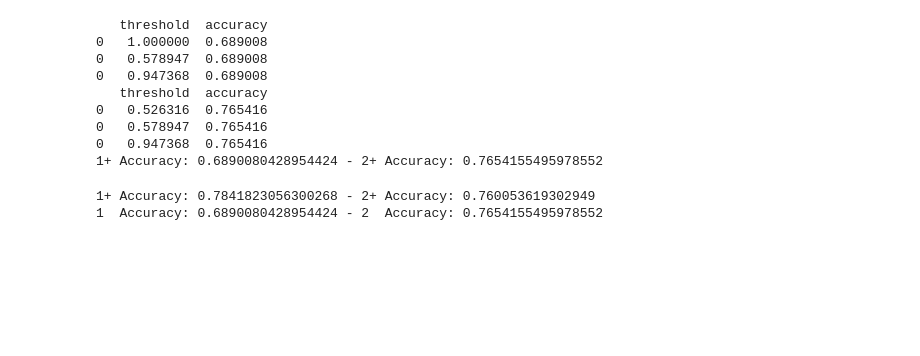
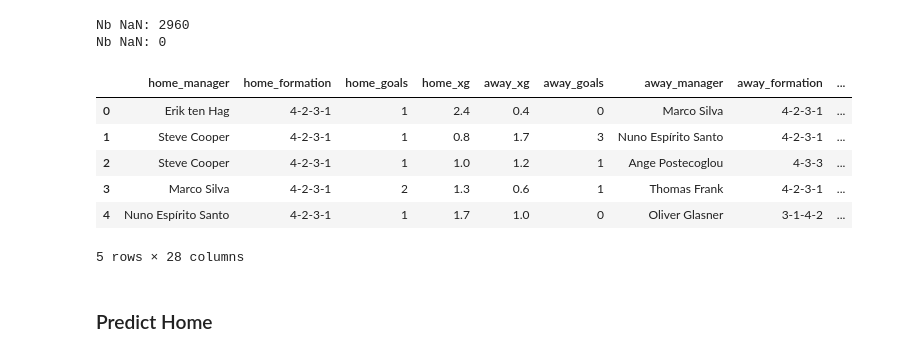
Before and after one commit to Flow791/ml_zoomcamp, a Jupyter notebook: mid_term_project/src/football_predict_model.ipynb, the cells around one changed output. Drawn from its saved outputs; the diff is of its cells as text; code cells hidden in the pictures; blank space fills up the shorter version.

```diff
--- a/mid_term_project/src/football_predict_model.ipynb
+++ b/mid_term_project/src/football_predict_model.ipynb
@@ -473,44 +0,0 @@ Accuracy: 1+ Goals -> 0.6809651474530831 | 2+ Goals -> 0.7654155495978552
-# %%
-def find_best_threshold(model:xgb.XGBClassifier, y_test:[int]):
-    df_result = pd.DataFrame(columns={'threshold': [], 'accuracy': []})
-    for threshold in np.linspace(0,1, 20):
-        y_proba = (model.predict_proba(X_test)[:,1] >= threshold).astype(int)
-        threshold_accuracy = accuracy_score(y_test, y_proba)
-
-        df_temp = pd.DataFrame([{'threshold': threshold, 'accuracy': threshold_accuracy}])
-        if df_result.empty:
-            df_result = df_temp
-        else:
-            df_result = pd.concat([df_result, df_temp])
-
-    df_result = df_result.sort_values('accuracy', ascending=False)
-    print(df_result.head(3))
-
-    return df_result['threshold'].iloc[1]
-
-best_threshold_one_goal = find_best_threshold(model_one_goal, y_test_one_goal)
-best_threshold_two_goal = find_best_threshold(model_two_goal, y_test_two_goal)
-
-y_proba_one_goal = (model_one_goal.predict_proba(X_test)[:,1] >= best_threshold_one_goal).astype(int)
-one_goal_accuracy = accuracy_score(y_test_one_goal, y_proba_one_goal)
-
-y_proba_two_goal = (model_two_goal.predict_proba(X_test)[:,1] >= best_threshold_two_goal).astype(int)
-two_goal_accuracy = accuracy_score(y_test_two_goal, y_proba_two_goal)
-
-print(f'1+ Accuracy: {one_goal_accuracy} - 2+ Accuracy: {two_goal_accuracy}')
-# %% [output]
-   threshold  accuracy
-0   1.000000  0.689008
-0   0.578947  0.689008
-0   0.947368  0.689008
-   threshold  accuracy
-0   0.526316  0.765416
-0   0.578947  0.765416
-0   0.947368  0.765416
-1+ Accuracy: 0.6890080428954424 - 2+ Accuracy: 0.7654155495978552
-# %%
-print('1+ Accuracy: 0.7841823056300268 - 2+ Accuracy: 0.760053619302949')
-print('1  Accuracy: 0.6890080428954424 - 2  Accuracy: 0.7654155495978552')
-# %% [output]
-1+ Accuracy: 0.7841823056300268 - 2+ Accuracy: 0.760053619302949
-1  Accuracy: 0.6890080428954424 - 2  Accuracy: 0.7654155495978552
@@ -516,0 +22,32 @@ print('1  Accuracy: 0.6890080428954424 - 2  Accuracy: 0.7654155495978552')
+# %%
+df_leagues = pd.read_csv('../data/csv/Leagues.csv', index_col=0)
+
+#df_leagues.drop(['date', 'league', 'matchweek', 'home_team_id', 'away_team_id', 'home_team', 'away_team', 'home_manager', 'away_manager'], axis=1, inplace=True)
+df_leagues.drop(['league', 'matchweek', 'home_team_id', 'away_team_id', 'home_team', 'away_team'], axis=1, inplace=True)
+print(f'Nb NaN: {df_leagues.isna().sum().sum()}')
+
+df_leagues['home_team_form'] = df_leagues['home_team_form'].fillna('')
+df_leagues['home_team_home_form'] = df_leagues['home_team_home_form'].fillna('')
+df_leagues['home_team_average_goals_form'] = df_leagues['home_team_average_goals_form'].fillna(0)
+df_leagues['home_team_average_xg_form'] = df_leagues['home_team_average_xg_form'].fillna(0)
+df_leagues['home_team_average_goals_form_against'] = df_leagues['home_team_average_goals_form_against'].fillna(0)
+df_leagues['home_team_average_xg_form_against'] = df_leagues['home_team_average_xg_form_against'].fillna(0)
+df_leagues['away_team_form'] = df_leagues['away_team_form'].fillna('')
+df_leagues['away_team_away_form'] = df_leagues['away_team_away_form'].fillna('')
+df_leagues['away_team_average_goals_form'] = df_leagues['home_team_average_goals_form'].fillna(0)
+df_leagues['away_team_average_xg_form'] = df_leagues['home_team_average_xg_form'].fillna(0)
+df_leagues['away_team_average_goals_form_against'] = df_leagues['home_team_average_goals_form_against'].fillna(0)
+df_leagues['away_team_average_xg_form_against'] = df_leagues['home_team_average_xg_form_against'].fillna(0)
+
+print(f'Nb NaN: {df_leagues.isna().sum().sum()}')
+df_leagues.head()
+# %% [output]
+Nb NaN: 2960
+Nb NaN: 0
+|  | home_manager | home_formation | home_goals | home_xg | away_xg | away_goals | away_manager | away_formation | ... |
+| 0 | Erik ten Hag | 4-2-3-1 | 1 | 2.4 | 0.4 | 0 | Marco Silva | 4-2-3-1 | ... |
+| 1 | Steve Cooper | 4-2-3-1 | 1 | 0.8 | 1.7 | 3 | Nuno Espírito Santo | 4-2-3-1 | ... |
+| 2 | Steve Cooper | 4-2-3-1 | 1 | 1.0 | 1.2 | 1 | Ange Postecoglou | 4-3-3 | ... |
+| 3 | Marco Silva | 4-2-3-1 | 2 | 1.3 | 0.6 | 1 | Thomas Frank | 4-2-3-1 | ... |
+| 4 | Nuno Espírito Santo | 4-2-3-1 | 1 | 1.7 | 1.0 | 0 | Oliver Glasner | 3-1-4-2 | ... |
+5 rows × 28 columns
@@ -516,0 +77,2 @@ print('1  Accuracy: 0.6890080428954424 - 2  Accuracy: 0.7654155495978552')
+# %% [markdown]
+### Predict Home
```
Also changed, not shown: parts of 32 cells of this notebook, 1 other file.
